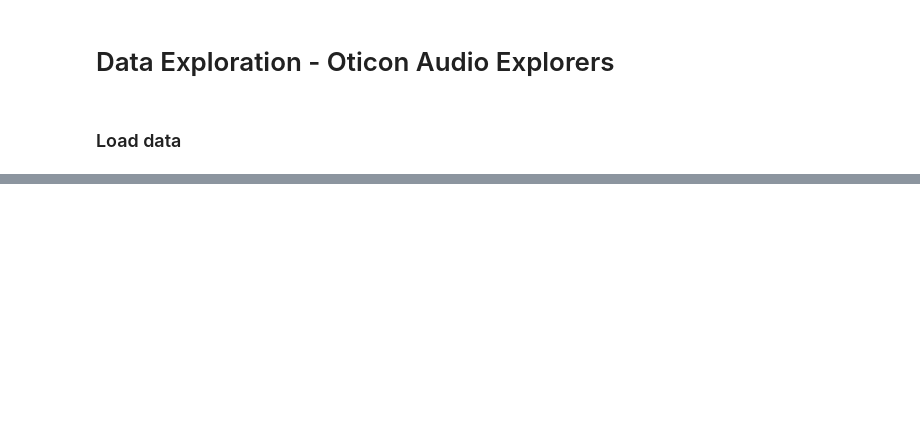
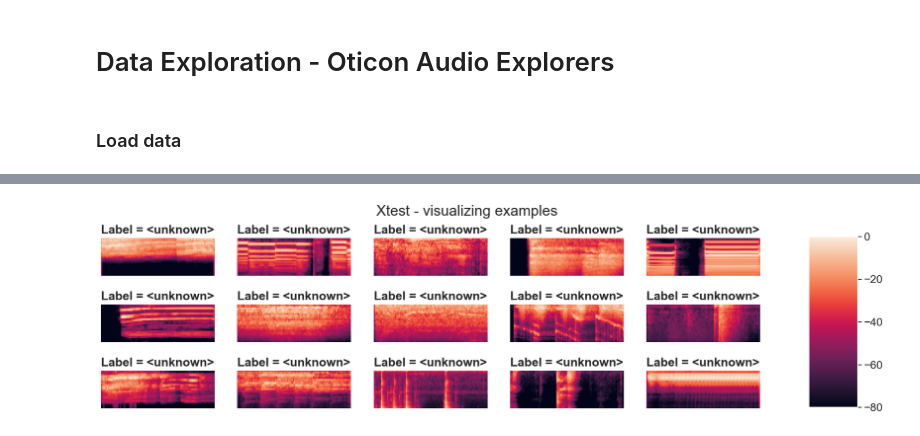
Before and after one commit to AronDJacobsen/OticonAudioExplorers-2023, a Jupyter notebook: src/data/exploration.ipynb, the cells around one changed output, grey strips where cells are left out. Drawn from its saved outputs; the diff is of its cells as text; code cells hidden in the pictures; blank space fills up the shorter version.

```diff
--- a/src/data/exploration.ipynb
+++ b/src/data/exploration.ipynb
@@ -64,0 +119,23 @@ array([0, 1, 2, 3, 4])
+# %%
+nrows, ncols = 3, 5
+
+fig, axs = plt.subplots(nrows, ncols, sharex=True, sharey=True, figsize=(20, 5), squeeze=False)
+for i in range(nrows):
+    for j in range(ncols):
+
+        # Select data point
+        idx = np.random.choice(len(Xtest))
+        # Show spectrogram
+        im = axs[i, j].imshow(Xtest[idx])
+        axs[i, j].axis('off')
+        # Add label to title
+        axs[i, j].set_title(f"Label = <unknown>", loc='left', weight='bold')
+
+# Add colorbar for dB scale
+fig.subplots_adjust(right=0.8)
+cbar_ax = fig.add_axes([0.85, 0.15, 0.05, 0.7])
+fig.colorbar(im, cax=cbar_ax)
+fig.suptitle('Xtest - visualizing examples')
+plt.show()
+# %% [output]
+[figure, added]
```
Also changed, not shown: parts of 15 cells of this notebook.
